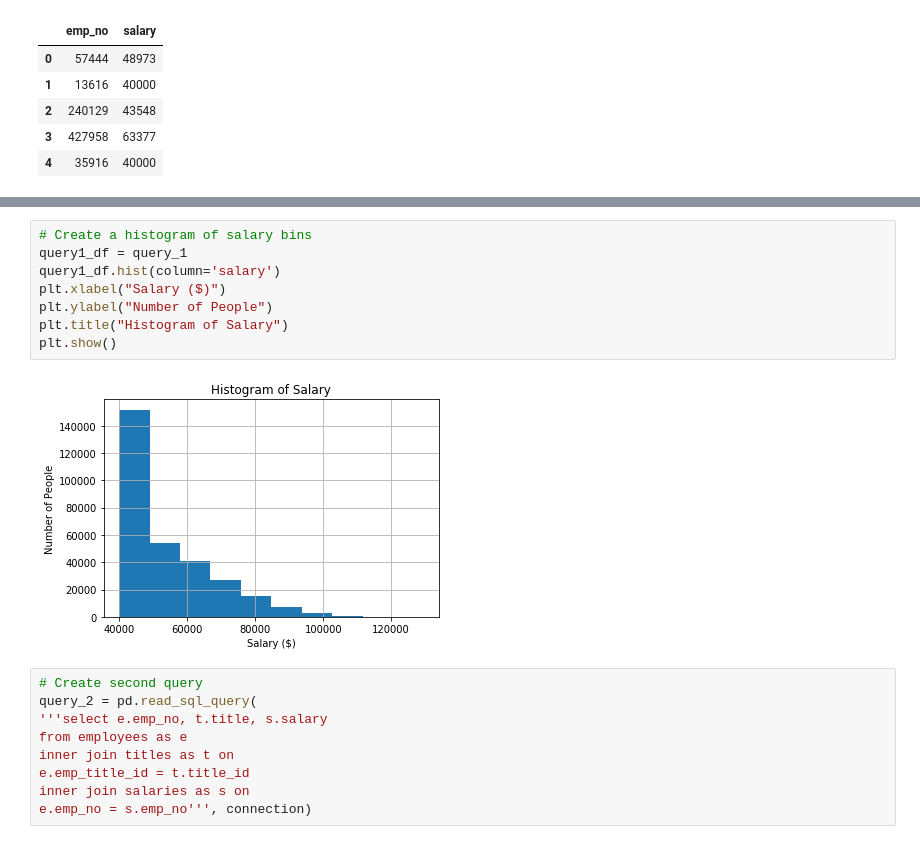
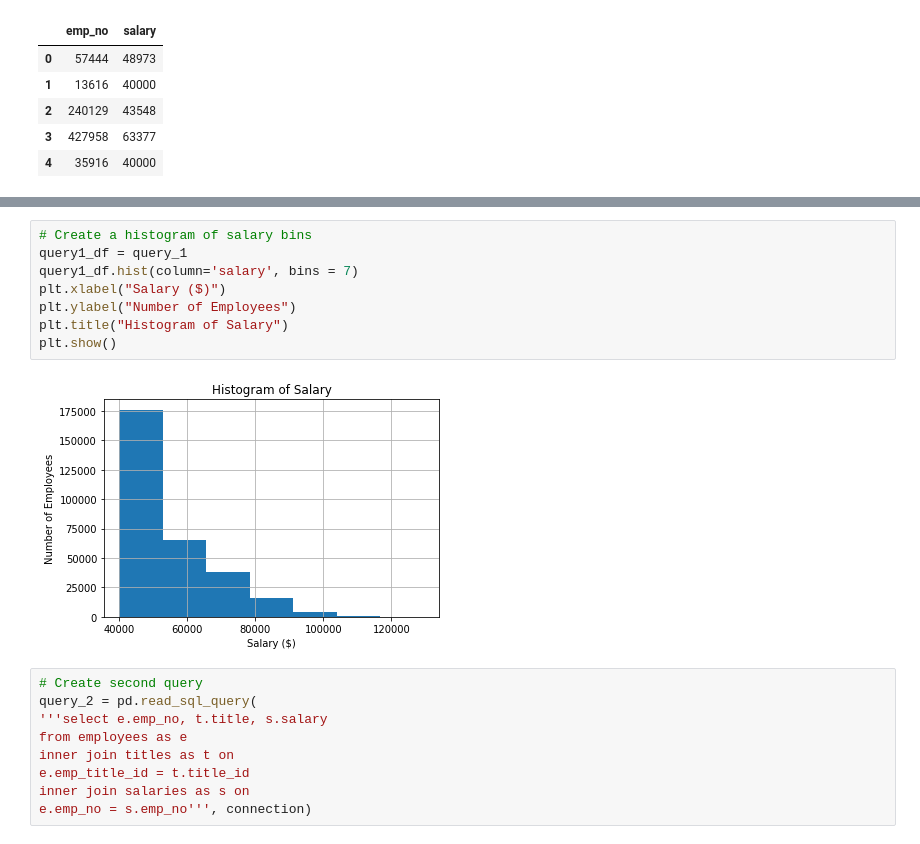
Before and after one commit to juliabrunett/sql-challenge, a Jupyter notebook: EmployeeSQL/Bonus.ipynb, the cells around one changed output, grey strips where cells are left out. Cells and saved outputs as stored; diff of their text form.

```diff
--- a/EmployeeSQL/Bonus.ipynb
+++ b/EmployeeSQL/Bonus.ipynb
@@ -30,13 +49,13 @@ query_1.head()
 # %%
 # Create a histogram of salary bins
 query1_df = query_1
-query1_df.hist(column='salary')
+query1_df.hist(column='salary', bins = 7)
 plt.xlabel("Salary ($)")
-plt.ylabel("Number of People")
+plt.ylabel("Number of Employees")
 plt.title("Histogram of Salary")
 plt.show()
 # %% [output]
-[figure, old version]
+[figure, new version]
 # %%
 # Create second query
 query_2 = pd.read_sql_query(
```
Also changed, not shown: parts of 2 cells of this notebook.
